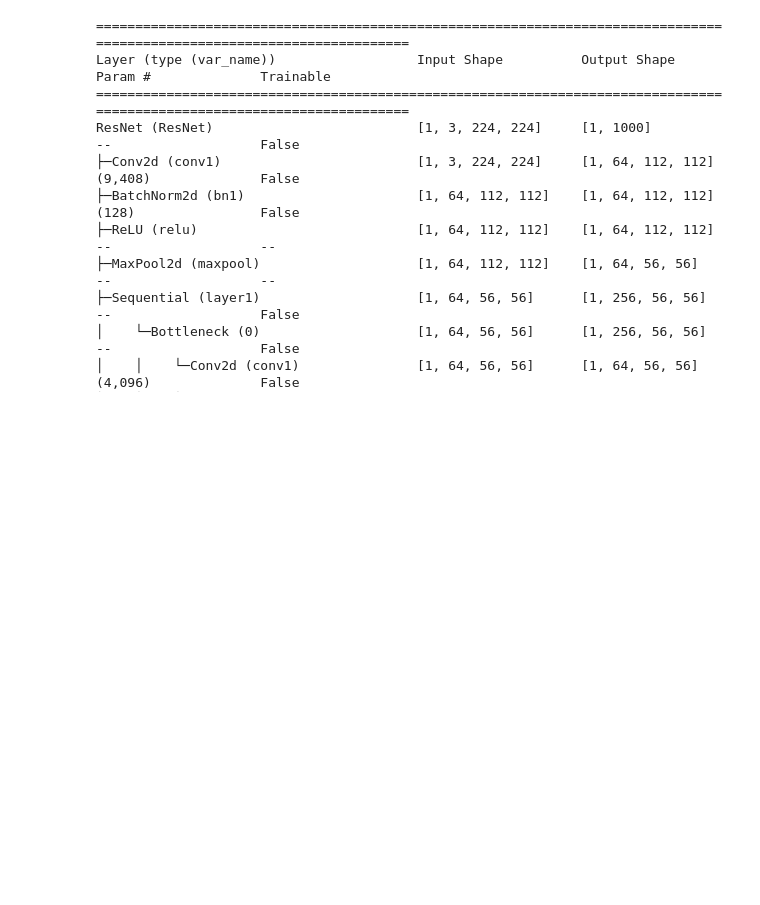
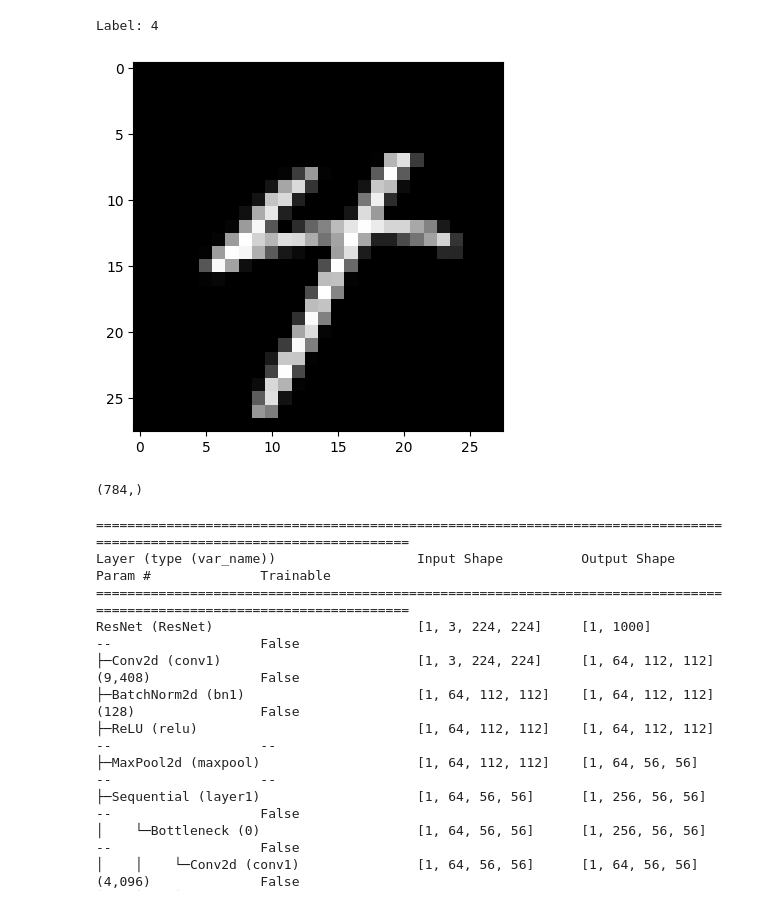
Before and after one commit to dtiourine/digit-recognizer, a Jupyter notebook: notebooks/exploring_data.ipynb, the cells around one changed output. Cells and saved outputs as stored; diff of their text form; code cells hidden in the pictures; blank space fills up the shorter version.

```diff
--- a/notebooks/exploring_data.ipynb
+++ b/notebooks/exploring_data.ipynb
@@ -26,0 +78,9 @@ Label: 0
+# %%
+import torch
+random_index = random.randint(0, 42000)
+image, label = train_data[random_index]
+plt.imshow(image, cmap="gray")
+print("Label:", label)
+# %% [output]
+Label: 4
+[figure, added]
@@ -26,0 +91,5 @@ Label: 0
+# %%
+df[0].reshape((28, 28))
+df[0].shape
+# %% [output]
+(784,)
```
Also changed, not shown: parts of 7 cells of this notebook, 6 other files.
